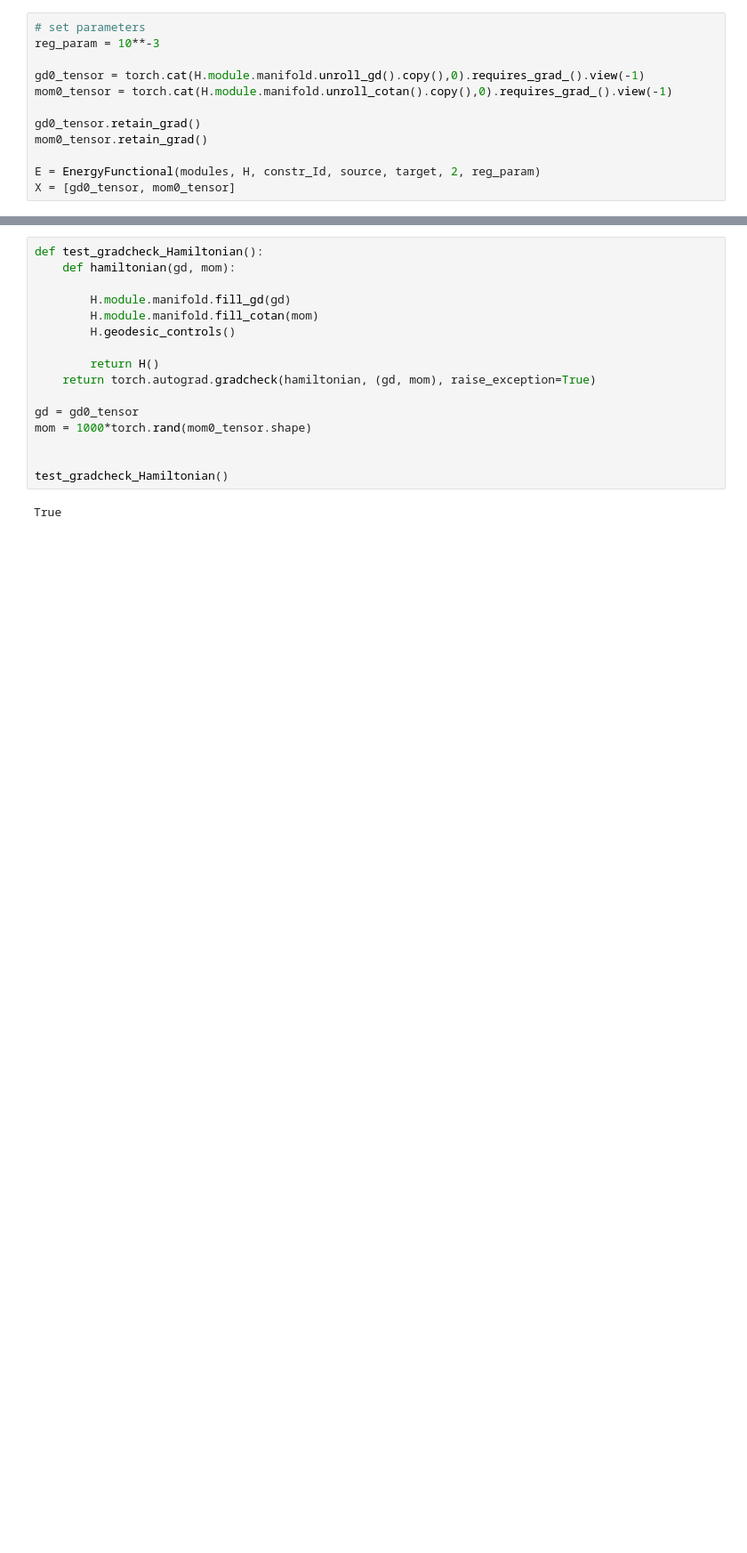
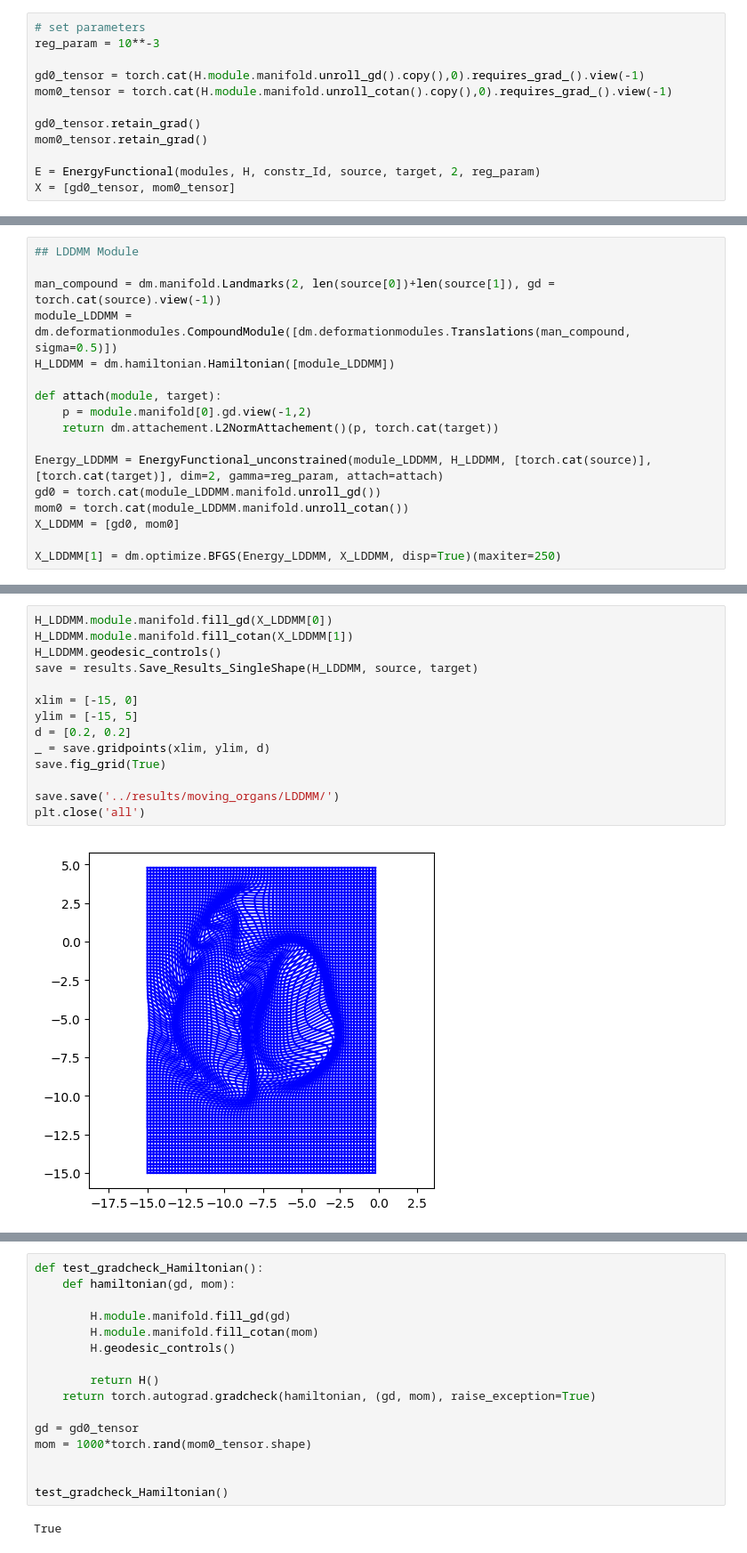
Before and after one commit to RosaKow/Masterthesis, a Jupyter notebook: notebooks/Matching_movingOrgans.ipynb, the cells around one changed output, grey strips where cells are left out. Shown at 89% size. Saved outputs shown, nothing was run; the diff lists cells and outputs as text; blank space fills up the shorter version.

```diff
--- a/notebooks/Matching_movingOrgans.ipynb
+++ b/notebooks/Matching_movingOrgans.ipynb
@@ -179,0 +101,17 @@ fig_grid_bg.savefig('results/movingOrgans/grid_bg.png')
+# %%
+## LDDMM Module
+
+man_compound = dm.manifold.Landmarks(2, len(source[0])+len(source[1]), gd = torch.cat(source).view(-1))
+module_LDDMM = dm.deformationmodules.CompoundModule([dm.deformationmodules.Translations(man_compound, sigma=0.5)])
+H_LDDMM = dm.hamiltonian.Hamiltonian([module_LDDMM])
+
+def attach(module, target):
+    p = module.manifold[0].gd.view(-1,2)
+    return dm.attachement.L2NormAttachement()(p, torch.cat(target))
+
+Energy_LDDMM = EnergyFunctional_unconstrained(module_LDDMM, H_LDDMM, [torch.cat(source)], [torch.cat(target)], dim=2, gamma=reg_param, attach=attach)
+gd0 = torch.cat(module_LDDMM.manifold.unroll_gd())
+mom0 = torch.cat(module_LDDMM.manifold.unroll_cotan())
+X_LDDMM = [gd0, mom0]
+
+X_LDDMM[1] = dm.optimize.BFGS(Energy_LDDMM, X_LDDMM, disp=True)(maxiter=250)
@@ -179,0 +136,16 @@ fig_grid_bg.savefig('results/movingOrgans/grid_bg.png')
+# %%
+H_LDDMM.module.manifold.fill_gd(X_LDDMM[0])
+H_LDDMM.module.manifold.fill_cotan(X_LDDMM[1])
+H_LDDMM.geodesic_controls()
+save = results.Save_Results_SingleShape(H_LDDMM, source, target)
+
+xlim = [-15, 0]
+ylim = [-15, 5]
+d = [0.2, 0.2]
+_ = save.gridpoints(xlim, ylim, d)
+save.fig_grid(True)
+
+save.save('../results/moving_organs/LDDMM/')
+plt.close('all')
+# %% [output]
+[figure, added]
```
Also changed, not shown: parts of 17 cells of this notebook, 9 other files.
